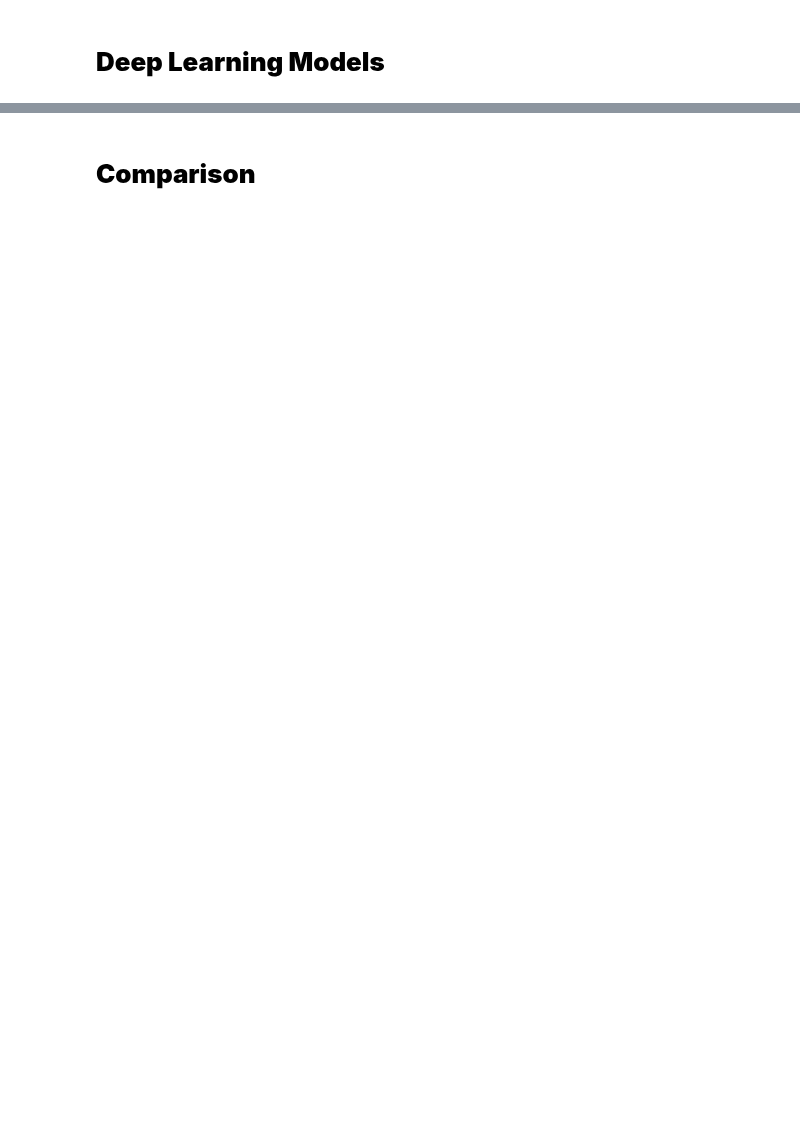
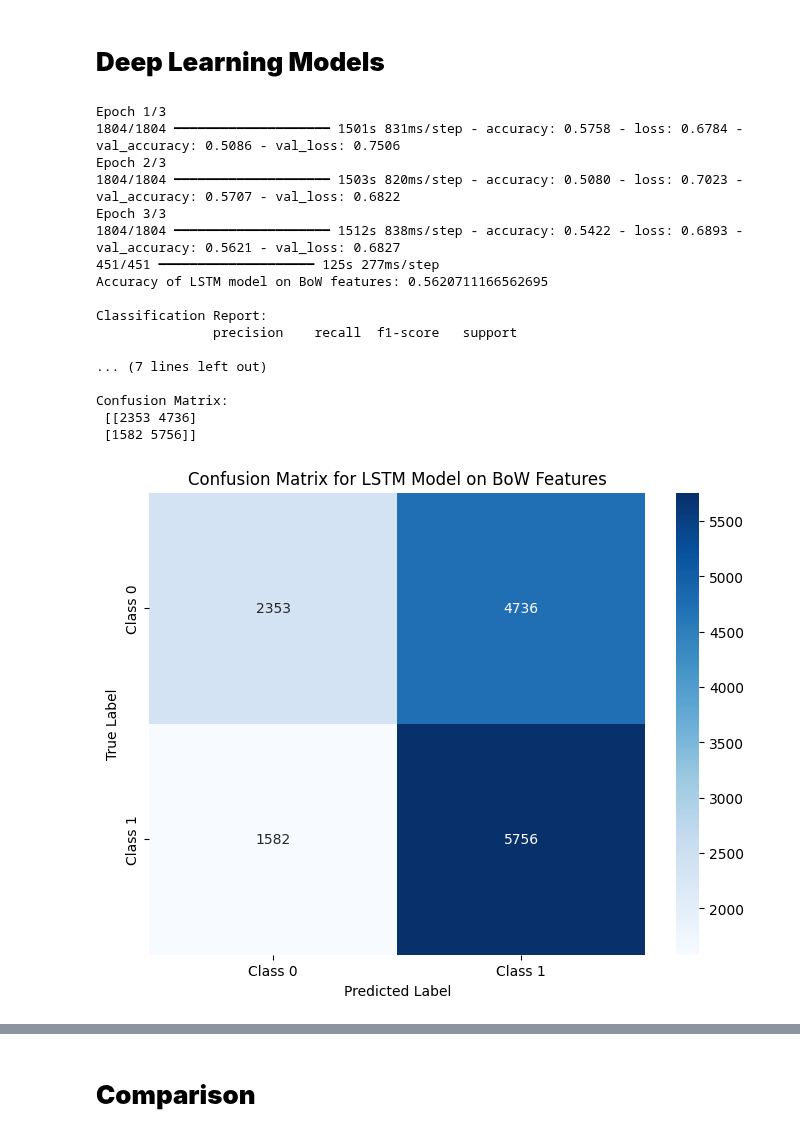
Before and after one commit to PARTH264/Fake-News-Detection, a Jupyter notebook: Copy_of_Fake_News_Detection.ipynb, the cells around one changed output, grey strips where cells are left out. Drawn from its saved outputs; the diff is of its cells as text; code cells hidden in the pictures; blank space fills up the shorter version.

```diff
--- a/Copy_of_Fake_News_Detection.ipynb
+++ b/Copy_of_Fake_News_Detection.ipynb
@@ -282,2 +494,68 @@ Shape of y_test: (14427,)
 # %% [markdown]
 # **Deep Learning Models**
+# %%
+from tensorflow.keras.models import Sequential
+from tensorflow.keras.layers import Dense, Dropout, LSTM
+import numpy as np
+
+# reshape the BoW features to have an additional dimension to represent time steps
+X_train_reshaped = np.expand_dims(X_train, axis=-1)
+X_test_reshaped = np.expand_dims(X_test, axis=-1)
+
+# Build the LSTM model with reduced complexity
+model = Sequential()
+
+# Adding an LSTM layer with fewer units
+model.add(LSTM(64, input_shape=(X_train_reshaped.shape[1], 1)))
+# Adding a Dropout layer to prevent overfitting
+model.add(Dropout(0.2))
+
+# Output layer for binary classification
+model.add(Dense(1, activation='sigmoid'))
+
+# Compile the model
+model.compile(optimizer='adam', loss='binary_crossentropy', metrics=['accuracy'])
+
+# Train the model with fewer epochs and a smaller batch size
+history = model.fit(X_train_reshaped, y_train, epochs=3, batch_size=32, validation_data=(X_test_reshaped, y_test), verbose=1)
+
+# Evaluate the model
+y_pred = model.predict(X_test_reshaped)
+y_pred = (y_pred > 0.5).astype('int32')
+
+# Evaluate accuracy
+accuracy = accuracy_score(y_test, y_pred)
+print("Accuracy of LSTM model on BoW features:", accuracy)
+
+# Detailed classification report
+print("\nClassification Report:\n", classification_report(y_test, y_pred))
+
+# Confusion Matrix
+cm = confusion_matrix(y_test, y_pred)
+print("\nConfusion Matrix:\n", cm)
+
+plt.figure(figsize=(8, 6))
+sns.heatmap(cm, annot=True, fmt='g', cmap='Blues', xticklabels=['Class 0', 'Class 1'], yticklabels=['Class 0', 'Class 1'])
+plt.title('Confusion Matrix for LSTM Model on BoW Features')
+plt.xlabel('Predicted Label')
+plt.ylabel('True Label')
+plt.show()
+# %% [output]
+Epoch 1/3
+1804/1804 ━━━━━━━━━━━━━━━━━━━━ 1501s 831ms/step - accuracy: 0.5758 - loss: 0.6784 - val_accuracy: 0.5086 - val_loss: 0.7506
+Epoch 2/3
+1804/1804 ━━━━━━━━━━━━━━━━━━━━ 1503s 820ms/step - accuracy: 0.5080 - loss: 0.7023 - val_accuracy: 0.5707 - val_loss: 0.6822
+Epoch 3/3
+1804/1804 ━━━━━━━━━━━━━━━━━━━━ 1512s 838ms/step - accuracy: 0.5422 - loss: 0.6893 - val_accuracy: 0.5621 - val_loss: 0.6827
+451/451 ━━━━━━━━━━━━━━━━━━━━ 125s 277ms/step
+Accuracy of LSTM model on BoW features: 0.5620711166562695
+
+Classification Report:
+               precision    recall  f1-score   support
+
+... (7 lines left out)
+
+Confusion Matrix:
+ [[2353 4736]
+ [1582 5756]]
+[figure, added]
```
Also changed, not shown: parts of 42 cells of this notebook.
